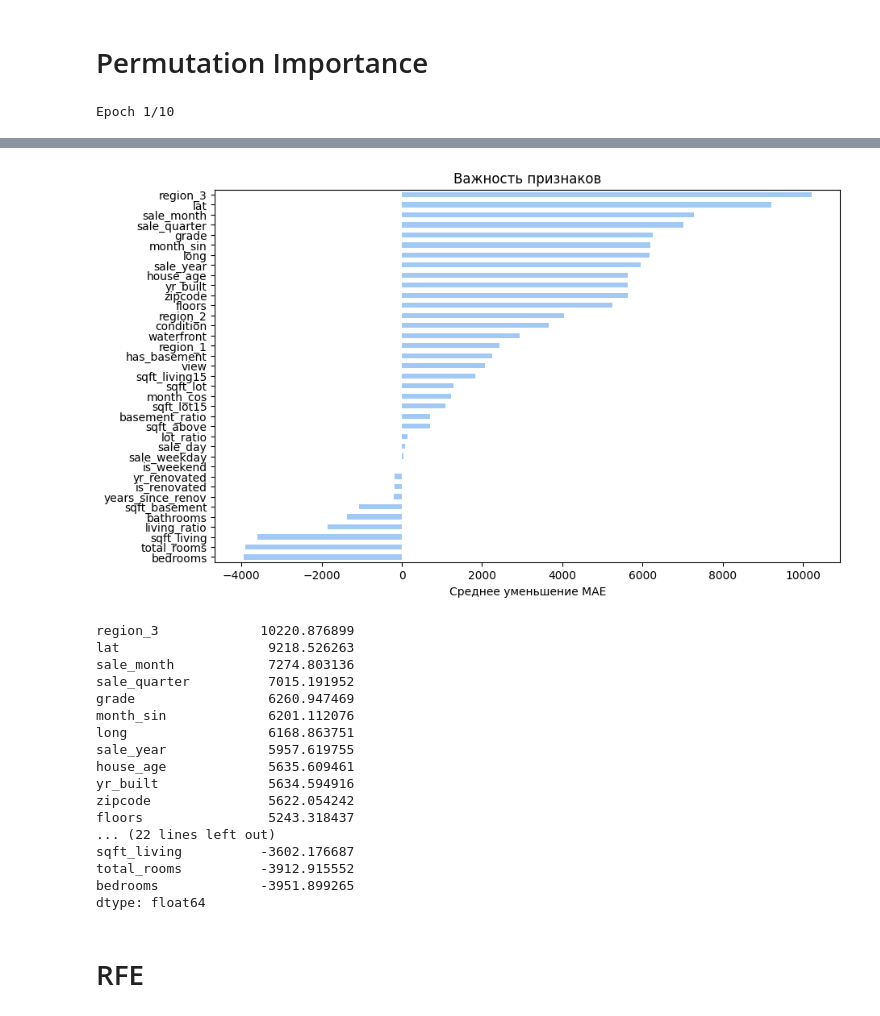
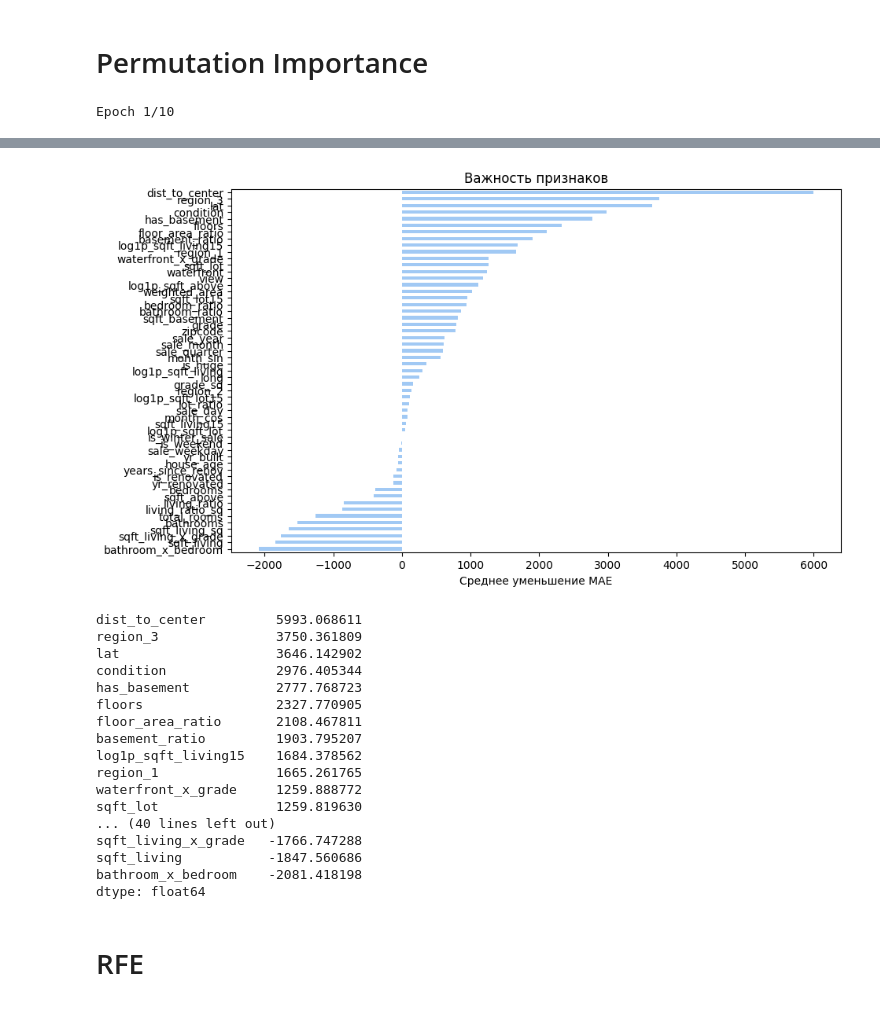
Before and after one commit to Daniil-Leshchev/house-sales-ml, a Jupyter notebook: house-sales.ipynb, the cells around one changed output, grey strips where cells are left out. Drawn from its saved outputs; the diff is of its cells as text; code cells hidden in the pictures.

Commit message:
Kaggle Notebook | house_sales | Version 10

```diff
--- a/house-sales.ipynb
+++ b/house-sales.ipynb
@@ -1138,0 +1163,12 @@ R2 Score: 0.66
+# %%
+data['bedroom_ratio'] = np.where(
+    data['total_rooms'] > 0,
+    data['bedrooms'] / data['total_rooms'],
+    0
+)
+
+data['bathroom_ratio'] = np.where(
+    data['total_rooms'] > 0,
+    data['bathrooms'] / data['total_rooms'],
+    0
+)
@@ -1138,0 +1177,7 @@ R2 Score: 0.66
+# %%
+center = (47.6076, -122.3369)
+from haversine import haversine # посчитает расстояние между двумя точками по широте и долготе
+data['dist_to_center'] = data.apply(
+    lambda row: haversine((row['lat'], row['long']), center),
+    axis=1
+)
@@ -1139,2 +1186,20 @@ R2 Score: 0.66
+# %%
+# 1. взаимодействие наличия выхода в воде и грейда, покажет очень крутые дома
+data['waterfront_x_grade'] = data['waterfront'] * data['grade']
+
+# 2. взвешенная площадь: 70% жилой + 30% участка
+data['weighted_area'] = 0.7 * data['sqft_living'] + 0.3 * data['sqft_lot']
+
+# 3. зимой было крайне мало продаж, превратим это в булевый признак
+data['is_winter_sale'] = data['sale_month'].isin([12, 1, 2]).astype(int)
+
+# 4. признак гигантского дома, чтобы сразу распознавать такие выбросы
+threshold = data['sqft_living'].quantile(0.90)
+data['is_huge'] = (data['sqft_living'] > threshold).astype(int)
 # %% [markdown]
 # Тест модели с новыми фичами
+# %%
+X3 = data.copy()
+X3 = pd.get_dummies(X3, columns=['region'], drop_first=True)
+X3['years_since_renov'] = X3['years_since_renov'].fillna(X3['years_since_renov'].max())
+X3 = X3.drop(columns=['price', 'id', 'date', 'bin_living15', 'bath_group'])
@@ -1167,6 +1251,6 @@ def perm_importance(X, y):
     plt.show()
     print(importances.sort_values(ascending=False))
 
-perm_importance(X2, y)
+perm_importance(X3, y)
 # %% [output]
 Epoch 1/10
@@ -1186,24 +1270,24 @@ Epoch 7/10
 136/136 ━━━━━━━━━━━━━━━━━━━━ 0s 1ms/step
 136/136 ━━━━━━━━━━━━━━━━━━━━ 0s 1ms/step
 136/136 ━━━━━━━━━━━━━━━━━━━━ 0s 1ms/step
 136/136 ━━━━━━━━━━━━━━━━━━━━ 0s 1ms/step
-[figure, old version]
+[figure, new version]
-region_3             10220.876899
-lat                   9218.526263
-sale_month            7274.803136
-sale_quarter          7015.191952
-grade                 6260.947469
-month_sin             6201.112076
-long                  6168.863751
-sale_year             5957.619755
-house_age             5635.609461
-yr_built              5634.594916
-zipcode               5622.054242
-floors                5243.318437
-... (22 lines left out)
-sqft_living          -3602.176687
-total_rooms          -3912.915552
-bedrooms             -3951.899265
+dist_to_center         5993.068611
+region_3               3750.361809
+lat                    3646.142902
+condition              2976.405344
+has_basement           2777.768723
+floors                 2327.770905
+floor_area_ratio       2108.467811
+basement_ratio         1903.795207
+log1p_sqft_living15    1684.378562
+region_1               1665.261765
+waterfront_x_grade     1259.888772
+sqft_lot               1259.819630
+... (40 lines left out)
+sqft_living_x_grade   -1766.747288
+sqft_living           -1847.560686
+bathroom_x_bedroom    -2081.418198
 dtype: float64
 # %% [markdown]
 # RFE
```
Also changed, not shown: parts of 24 cells of this notebook.
